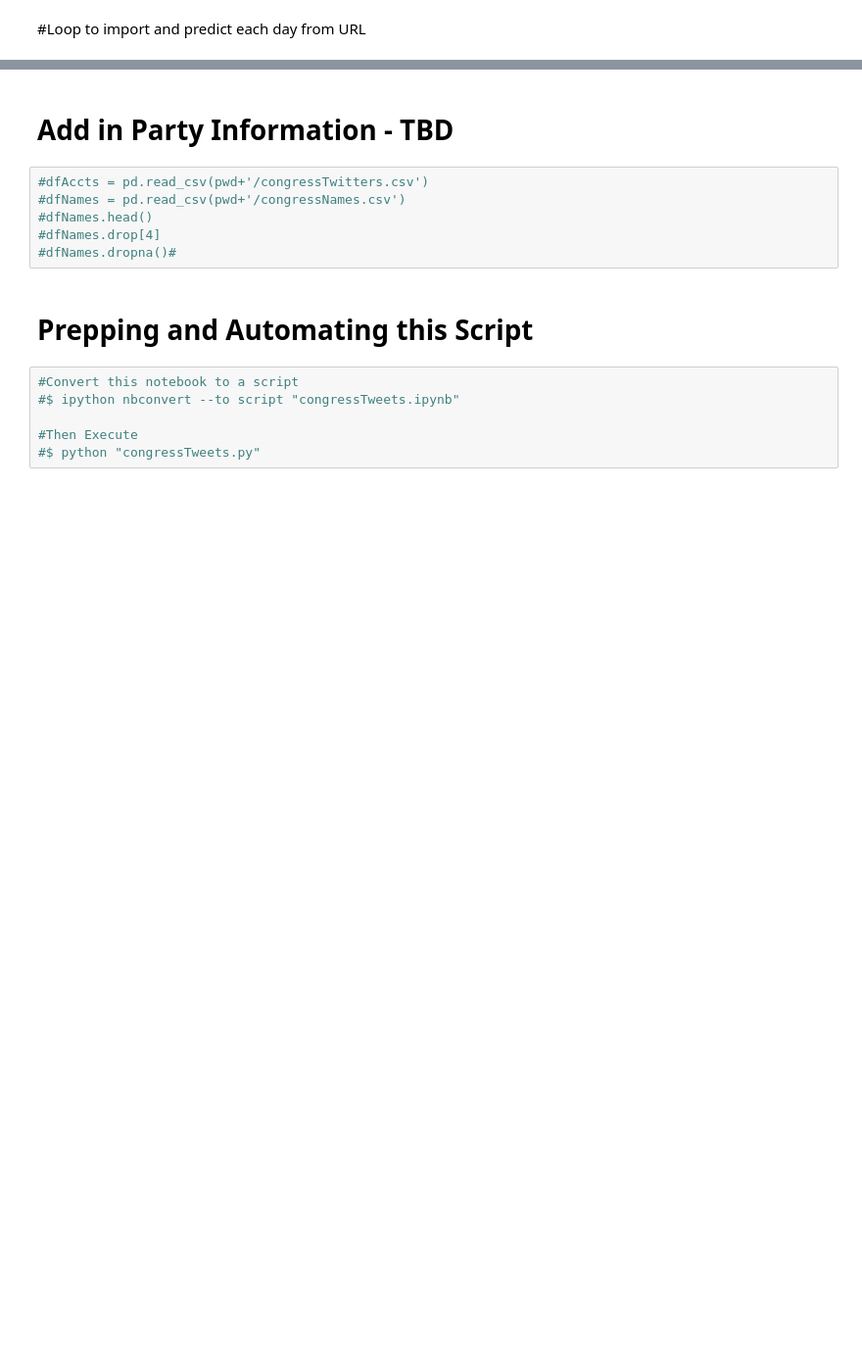
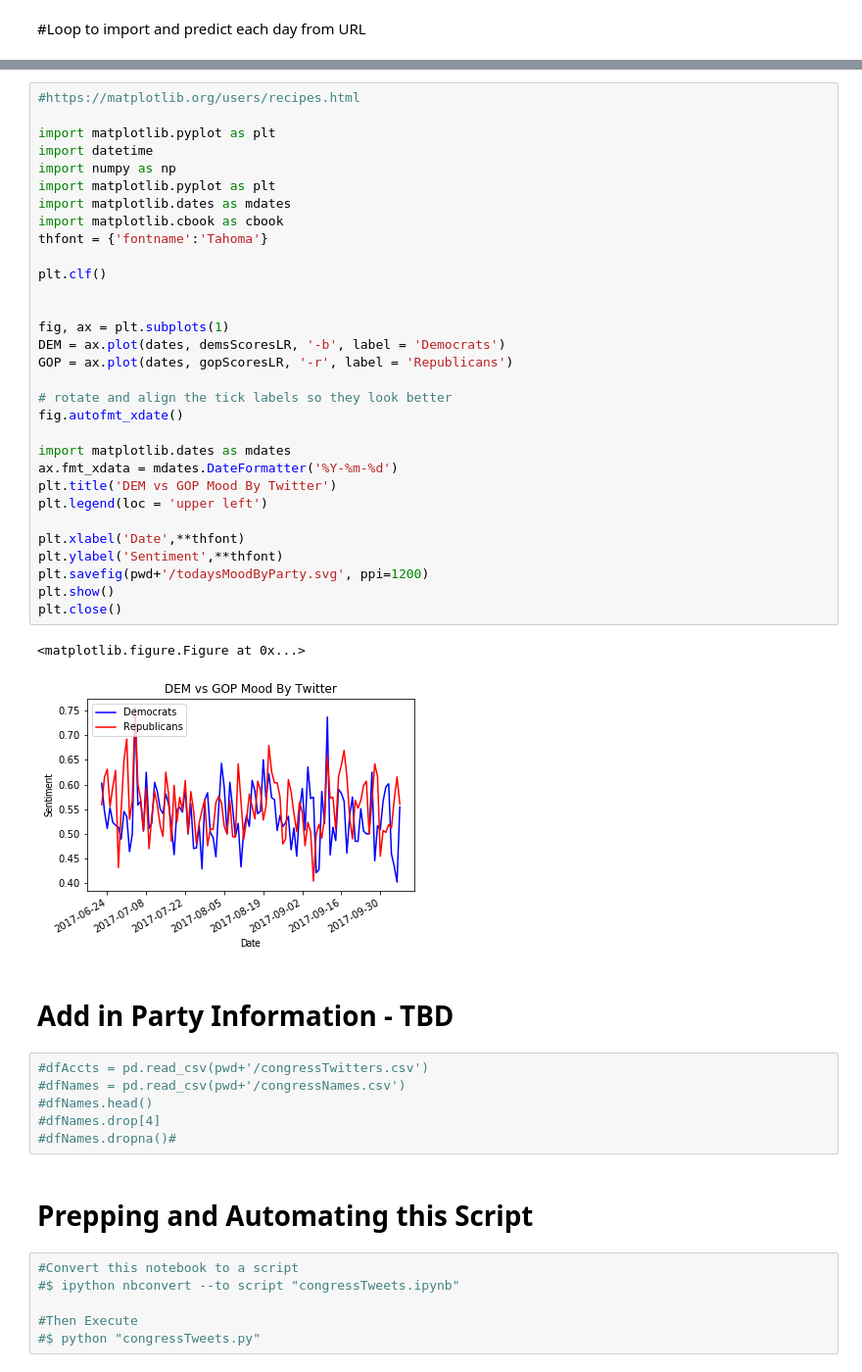
Before and after one commit to whs2k/whs2k.github.io, a Jupyter notebook: congressTweets.ipynb, the cells around one changed output, grey strips where cells are left out. Shown at 98% size. Drawn from its saved outputs; the diff is of its cells as text; blank space fills up the shorter version.

Commit message:
Add in Trends by Party

```diff
--- a/congressTweets.ipynb
+++ b/congressTweets.ipynb
@@ -546,3 +703,37 @@ plt.close()
+# %%
+#https://matplotlib.org/users/recipes.html
+
+import matplotlib.pyplot as plt
+import datetime
+import numpy as np
+import matplotlib.pyplot as plt
+import matplotlib.dates as mdates
+import matplotlib.cbook as cbook
+thfont = {'fontname':'Tahoma'}
+
+plt.clf()
+
+
+fig, ax = plt.subplots(1)
+DEM = ax.plot(dates, demsScoresLR, '-b', label = 'Democrats')
+GOP = ax.plot(dates, gopScoresLR, '-r', label = 'Republicans')
+
+# rotate and align the tick labels so they look better
+fig.autofmt_xdate()
+
+import matplotlib.dates as mdates
+ax.fmt_xdata = mdates.DateFormatter('%Y-%m-%d')
+plt.title('DEM vs GOP Mood By Twitter')
+plt.legend(loc = 'upper left')
+
+plt.xlabel('Date',**thfont)
+plt.ylabel('Sentiment',**thfont)
+plt.savefig(pwd+'/todaysMoodByParty.svg', ppi=1200)
+plt.show()
+plt.close()
+# %% [output]
+<matplotlib.figure.Figure at 0x...>
+[figure, added]
 # %% [markdown]
 # Add in Party Information - TBD
 # %%
```
Also changed, not shown: parts of 10 cells of this notebook, 6 other files.
